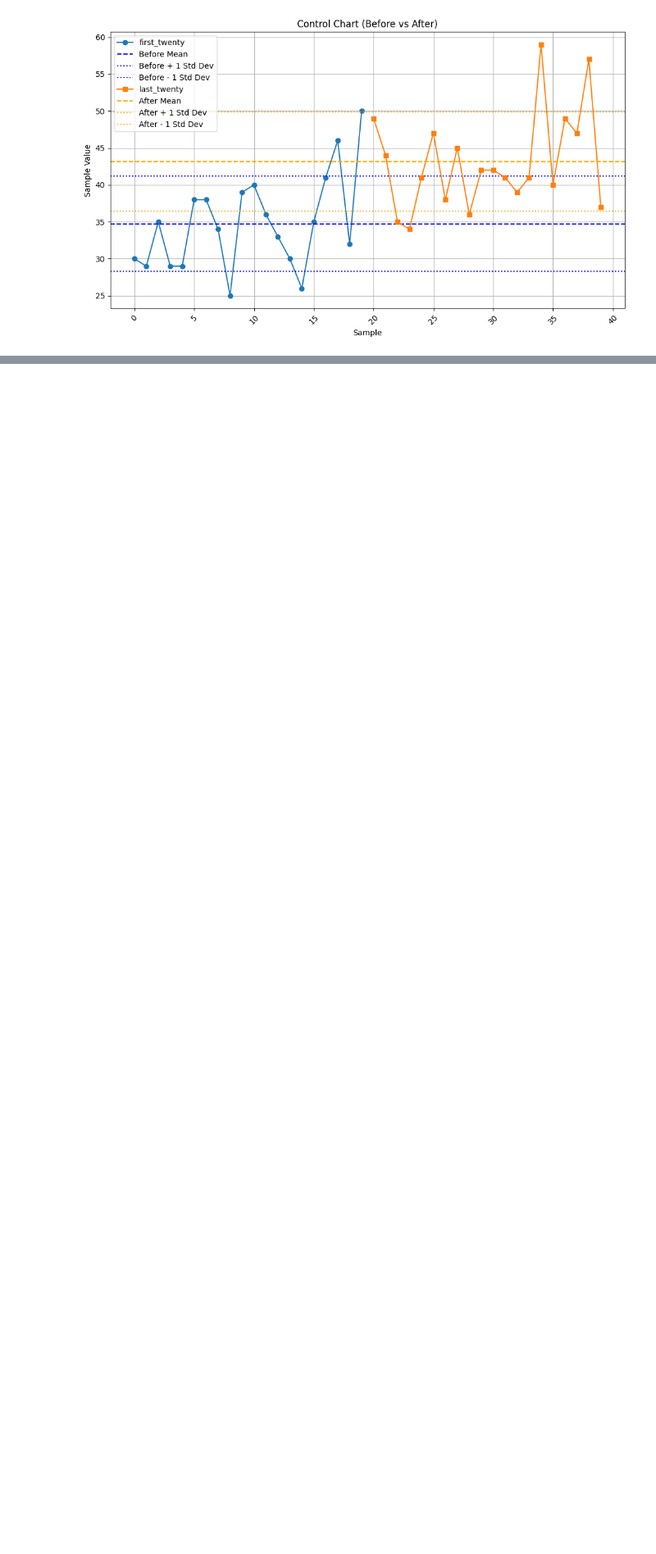
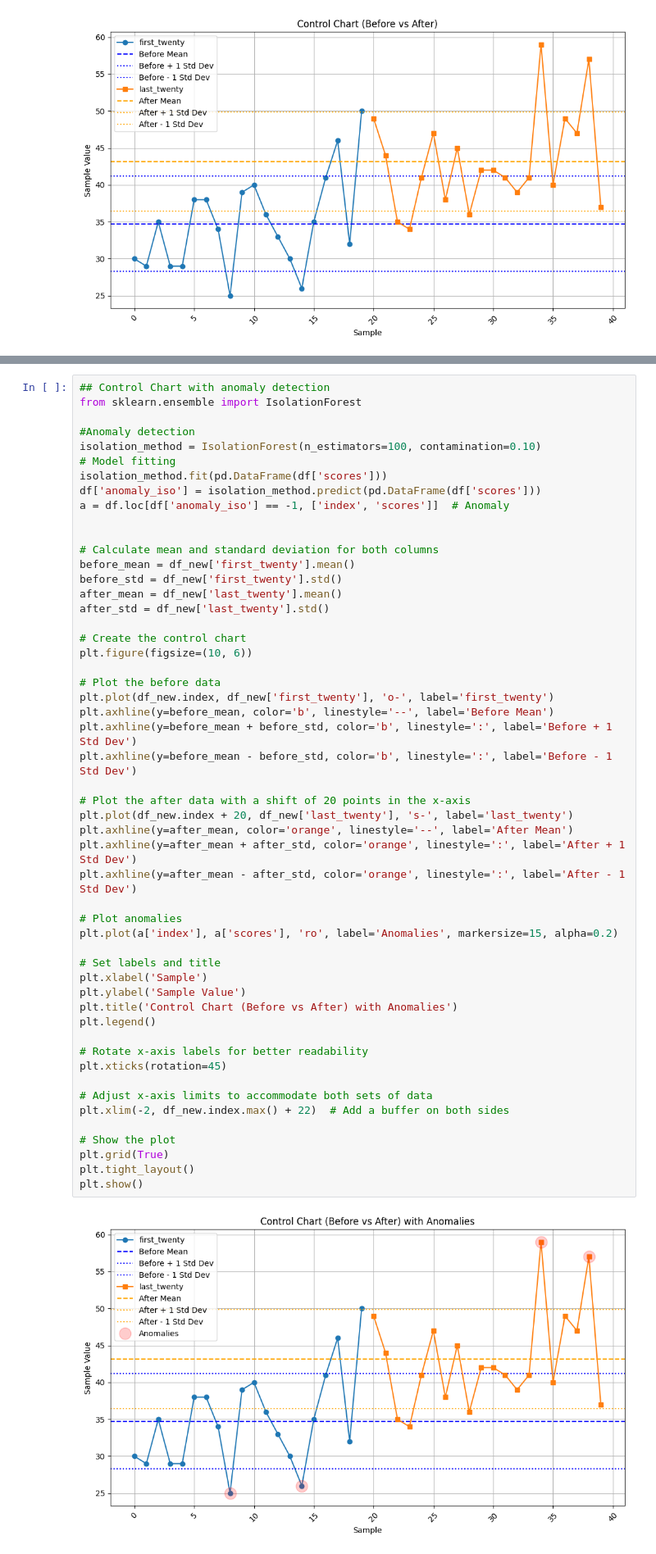
Before and after one commit to Unizomby/portfolio, a Jupyter notebook: projects/T-test_hypothesis_test_examples.ipynb, the cells around one changed output, grey strips where cells are left out. Shown at 82% size. Drawn from its saved outputs; the diff is of its cells as text; blank space fills up the shorter version.

```diff
--- a/projects/T-test_hypothesis_test_examples.ipynb
+++ b/projects/T-test_hypothesis_test_examples.ipynb
@@ -248,3 +251,57 @@ plt.show()
+# %%
+## Control Chart with anomaly detection
+from sklearn.ensemble import IsolationForest
+
+#Anomaly detection
+isolation_method = IsolationForest(n_estimators=100, contamination=0.10)
+# Model fitting
+isolation_method.fit(pd.DataFrame(df['scores']))
+df['anomaly_iso'] = isolation_method.predict(pd.DataFrame(df['scores']))
+a = df.loc[df['anomaly_iso'] == -1, ['index', 'scores']]  # Anomaly
+
+
+# Calculate mean and standard deviation for both columns
+before_mean = df_new['first_twenty'].mean()
+before_std = df_new['first_twenty'].std()
+after_mean = df_new['last_twenty'].mean()
+after_std = df_new['last_twenty'].std()
+
+# Create the control chart
+plt.figure(figsize=(10, 6))
+
+# Plot the before data
+plt.plot(df_new.index, df_new['first_twenty'], 'o-', label='first_twenty')
+plt.axhline(y=before_mean, color='b', linestyle='--', label='Before Mean')
+plt.axhline(y=before_mean + before_std, color='b', linestyle=':', label='Before + 1 Std Dev')
+plt.axhline(y=before_mean - before_std, color='b', linestyle=':', label='Before - 1 Std Dev')
+
+# Plot the after data with a shift of 20 points in the x-axis
+plt.plot(df_new.index + 20, df_new['last_twenty'], 's-', label='last_twenty')
+plt.axhline(y=after_mean, color='orange', linestyle='--', label='After Mean')
+plt.axhline(y=after_mean + after_std, color='orange', linestyle=':', label='After + 1 Std Dev')
+plt.axhline(y=after_mean - after_std, color='orange', linestyle=':', label='After - 1 Std Dev')
+
+# Plot anomalies
+plt.plot(a['index'], a['scores'], 'ro', label='Anomalies', markersize=15, alpha=0.2)
+
+# Set labels and title
+plt.xlabel('Sample')
+plt.ylabel('Sample Value')
+plt.title('Control Chart (Before vs After) with Anomalies')
+plt.legend()
+
+# Rotate x-axis labels for better readability
+plt.xticks(rotation=45)
+
+# Adjust x-axis limits to accommodate both sets of data
+plt.xlim(-2, df_new.index.max() + 22)  # Add a buffer on both sides
+
+# Show the plot
+plt.grid(True)
+plt.tight_layout()
+plt.show()
+# %% [output]
+[figure, added]
 # %% [markdown]
 <div class="alert alert-block alert-info">
 <b>Note: </b>Although control charts are typically used to check if a process is in control, there is information from the chart that can be beneficial.  It can help visualize and highlight the different means or help assess the stability of the data.
```
Also changed, not shown: parts of 3 cells of this notebook, 5 other files.
